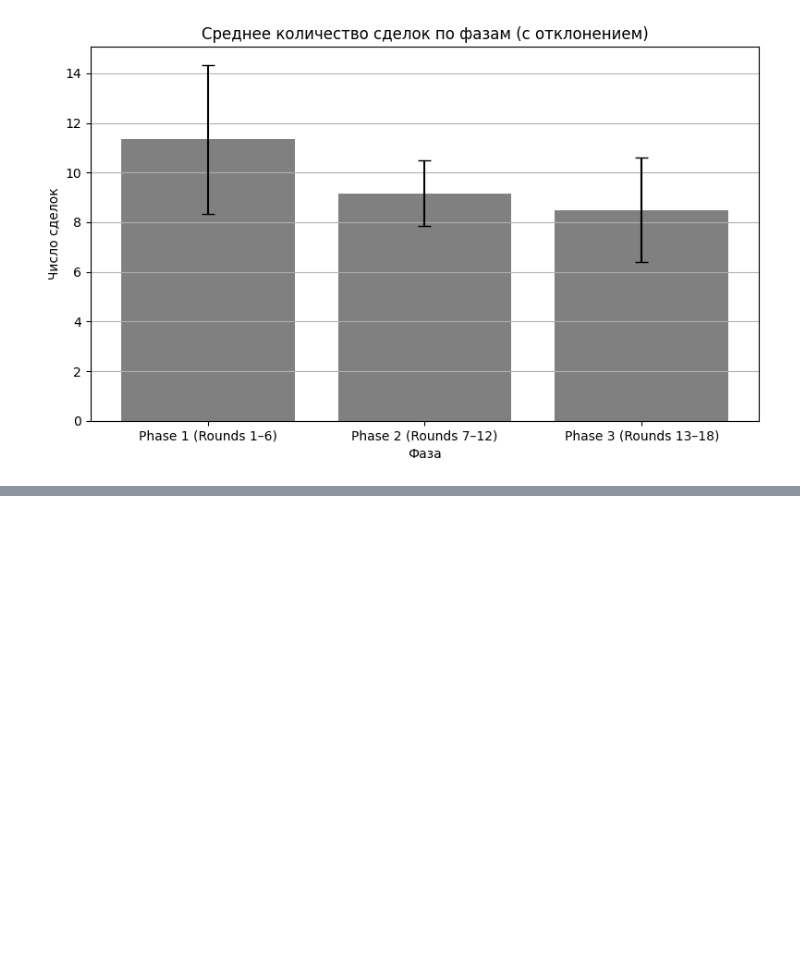
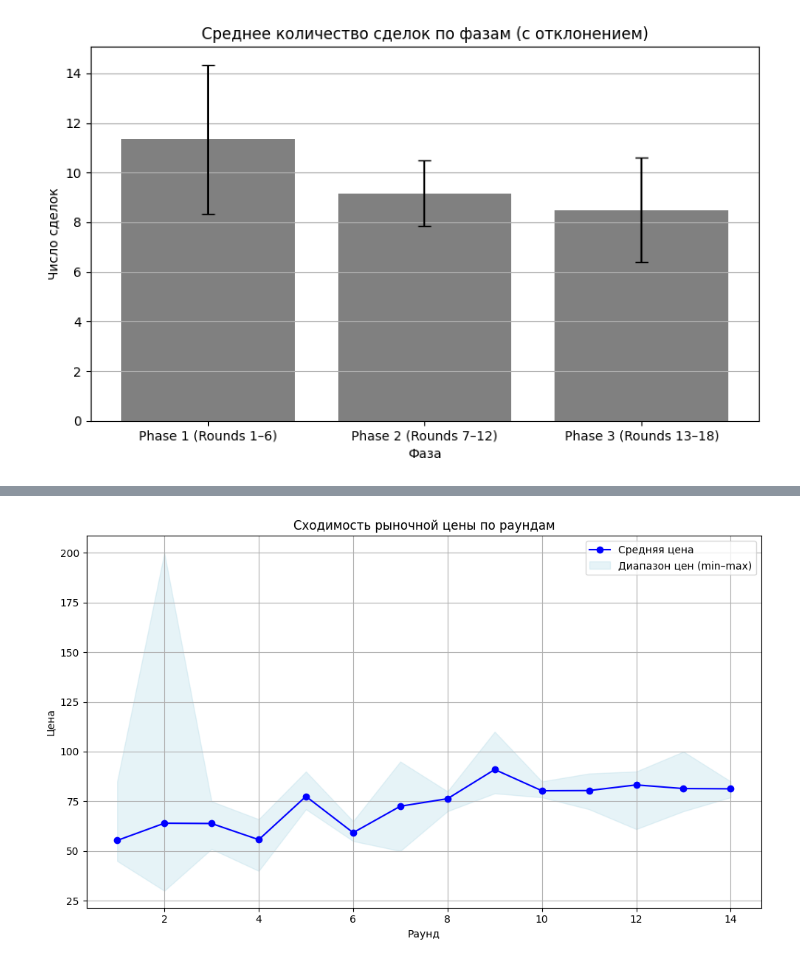
Before and after one commit to KristinaChervaneva/double_auction, a Jupyter notebook: analysis.ipynb, the cells around one changed output, grey strips where cells are left out. Drawn from its saved outputs; the diff is of its cells as text; code cells hidden in the pictures; blank space fills up the shorter version.

```diff
--- a/analysis.ipynb
+++ b/analysis.ipynb
@@ -201,0 +311,11 @@ plt.show()
+# %%
+# фактически повторяем 1 пункт
+trades_df = trades_df.sort_values("round_number")
+price_stats = trades_df.groupby("round_number").agg(
+    avg_price=("price", "mean"),
+    min_price=("price", "min"),
+    max_price=("price", "max"),
+    std_price=("price", "std")
+).reset_index()
+
+price_stats
@@ -201,0 +356,16 @@ plt.show()
+# %%
+clean_prices = price_stats.dropna(subset=['avg_price', 'min_price', 'max_price'])
+
+plt.figure(figsize=(10, 6))
+plt.plot(clean_prices['round_number'], clean_prices['avg_price'], marker='o', label='Средняя цена', color='blue')
+plt.fill_between(clean_prices['round_number'], clean_prices['min_price'], clean_prices['max_price'],
+                 color='lightblue', alpha=0.3, label='Диапазон цен (min–max)')
+plt.title('Сходимость рыночной цены по раундам')
+plt.xlabel('Раунд')
+plt.ylabel('Цена')
+plt.grid(True)
+plt.legend()
+plt.tight_layout()
+plt.show()
+# %% [output]
+[figure, added]
```
Also changed, not shown: parts of 10 cells of this notebook.
